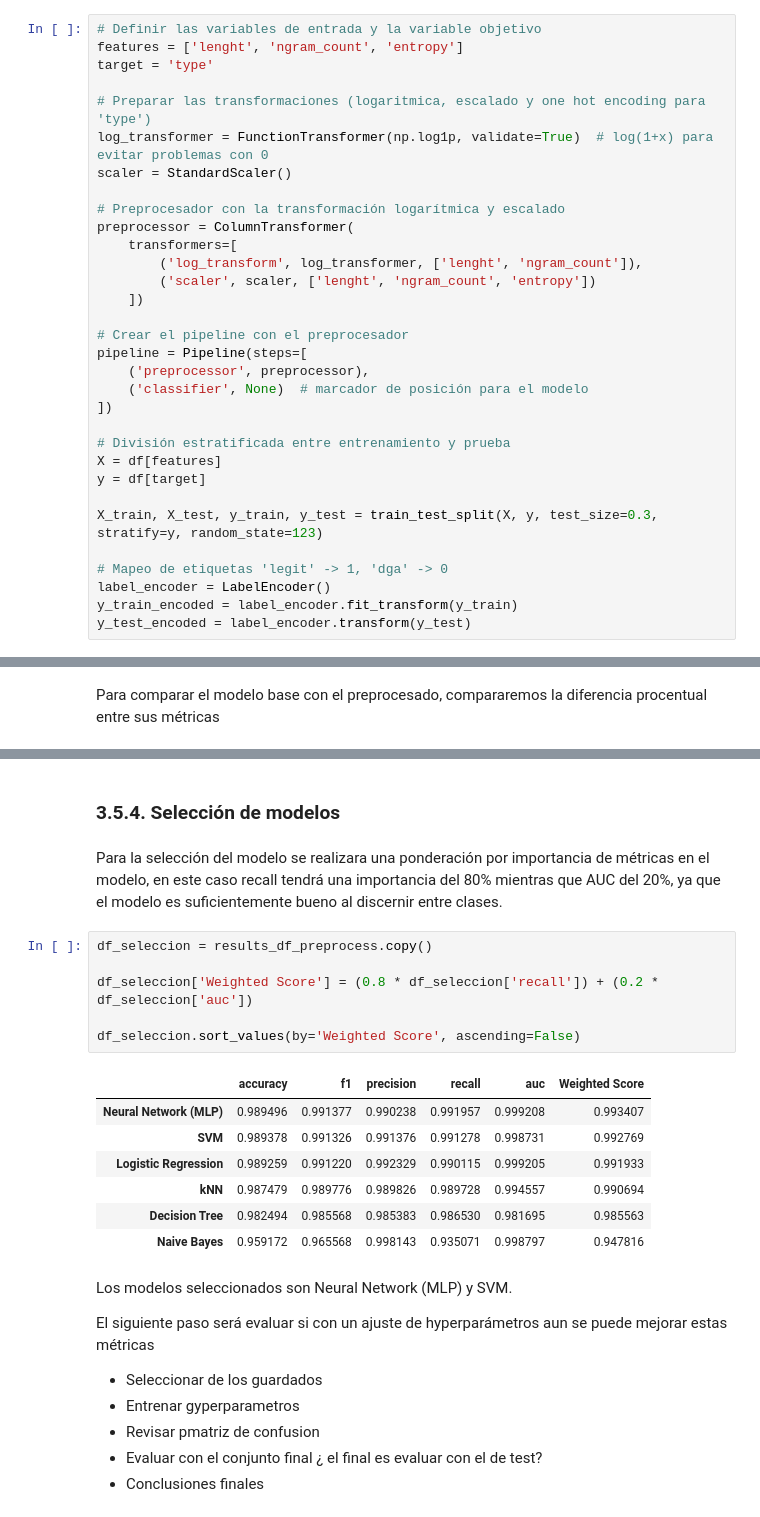
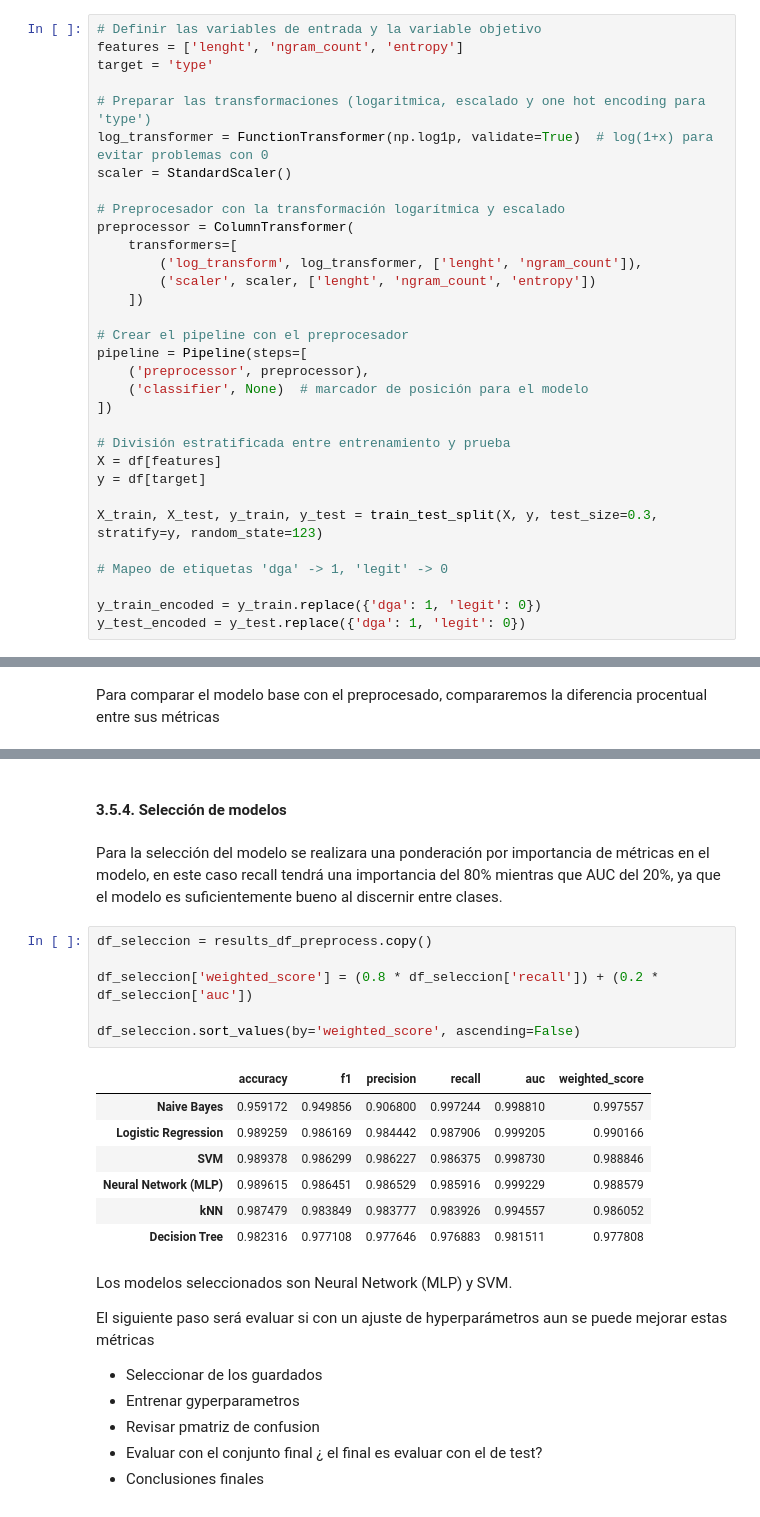
Before and after one commit to jpheredia/DGA_Classification, a Jupyter notebook: Project_notebook.ipynb, the cells around one changed output, grey strips where cells are left out. Saved outputs shown, nothing was run; the diff lists cells and outputs as text.

```diff
--- a/Project_notebook.ipynb
+++ b/Project_notebook.ipynb
@@ -736,7 +736,7 @@ y = df[target]
 
 X_train, X_test, y_train, y_test = train_test_split(X, y, test_size=0.3, stratify=y, random_state=123)
 
-# Mapeo de etiquetas 'legit' -> 1, 'dga' -> 0
-label_encoder = LabelEncoder()
-y_train_encoded = label_encoder.fit_transform(y_train)
-y_test_encoded = label_encoder.transform(y_test)
+# Mapeo de etiquetas 'dga' -> 1, 'legit' -> 0
+
+y_train_encoded = y_train.replace({'dga': 1, 'legit': 0})
+y_test_encoded = y_test.replace({'dga': 1, 'legit': 0})
@@ -854,21 +872,21 @@ df_comparacion_ajustes
 # %% [markdown]
-### 3.5.4. Selección de modelos
+#### 3.5.4. Selección de modelos
 # %% [markdown]
 Para la selección del modelo se realizara una ponderación por importancia de métricas en el modelo, en este caso recall tendrá una importancia del 80% mientras que AUC del 20%, ya que el modelo es suficientemente bueno al discernir entre clases.
 # %%
 df_seleccion = results_df_preprocess.copy()
 
-df_seleccion['Weighted Score'] = (0.8 * df_seleccion['recall']) + (0.2 * df_seleccion['auc'])
+df_seleccion['weighted_score'] = (0.8 * df_seleccion['recall']) + (0.2 * df_seleccion['auc'])
 
-df_seleccion.sort_values(by='Weighted Score', ascending=False)
+df_seleccion.sort_values(by='weighted_score', ascending=False)
 # %% [output]
-|  | accuracy | f1 | precision | recall | auc | Weighted Score |
-| Neural Network (MLP) | 0.989496 | 0.991377 | 0.990238 | 0.991957 | 0.999208 | 0.993407 |
-| SVM | 0.989378 | 0.991326 | 0.991376 | 0.991278 | 0.998731 | 0.992769 |
-| Logistic Regression | 0.989259 | 0.991220 | 0.992329 | 0.990115 | 0.999205 | 0.991933 |
-| kNN | 0.987479 | 0.989776 | 0.989826 | 0.989728 | 0.994557 | 0.990694 |
-| Decision Tree | 0.982494 | 0.985568 | 0.985383 | 0.986530 | 0.981695 | 0.985563 |
-| Naive Bayes | 0.959172 | 0.965568 | 0.998143 | 0.935071 | 0.998797 | 0.947816 |
+|  | accuracy | f1 | precision | recall | auc | weighted_score |
+| Naive Bayes | 0.959172 | 0.949856 | 0.906800 | 0.997244 | 0.998810 | 0.997557 |
+| Logistic Regression | 0.989259 | 0.986169 | 0.984442 | 0.987906 | 0.999205 | 0.990166 |
+| SVM | 0.989378 | 0.986299 | 0.986227 | 0.986375 | 0.998730 | 0.988846 |
+| Neural Network (MLP) | 0.989615 | 0.986451 | 0.986529 | 0.985916 | 0.999229 | 0.988579 |
+| kNN | 0.987479 | 0.983849 | 0.983777 | 0.983926 | 0.994557 | 0.986052 |
+| Decision Tree | 0.982316 | 0.977108 | 0.977646 | 0.976883 | 0.981511 | 0.977808 |
 # %% [markdown]
 Los modelos seleccionados son Neural Network (MLP) y SVM.
 
```
Also changed, not shown: parts of 24 cells of this notebook, 4 other files.
